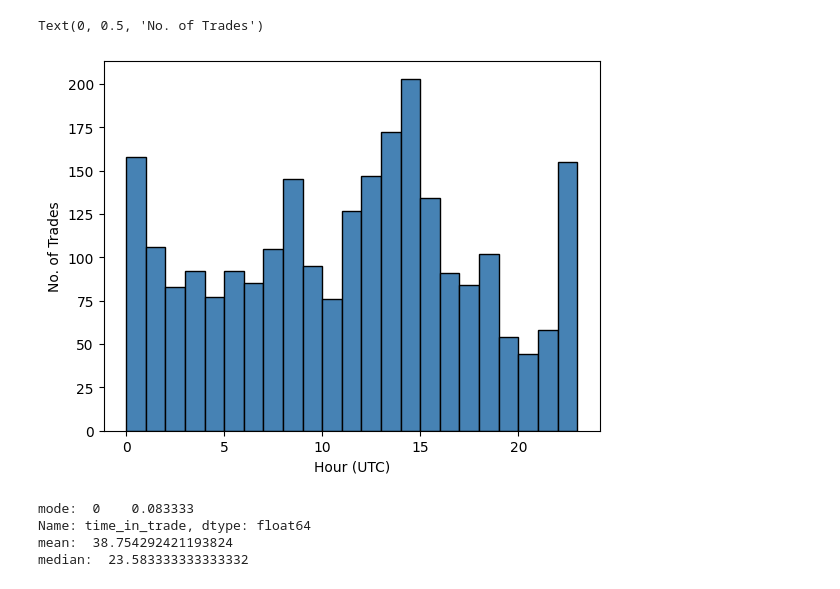
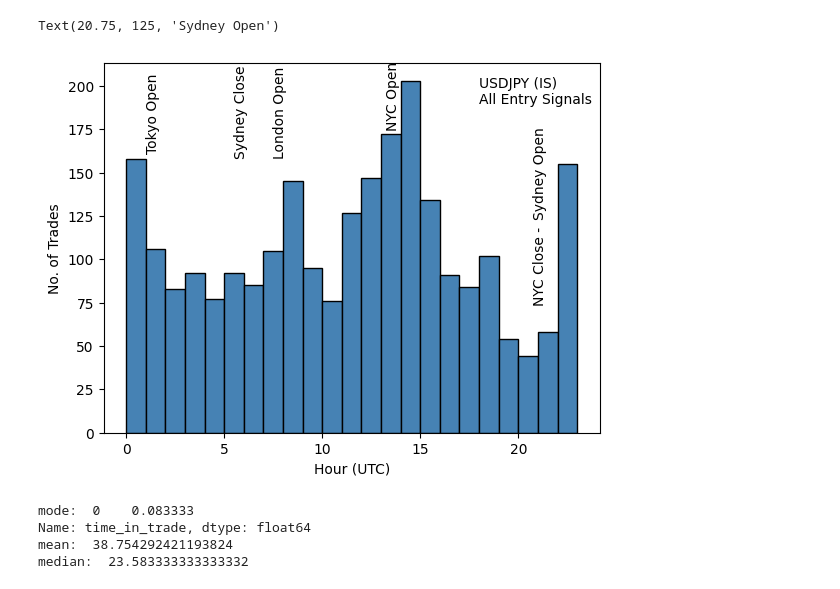
Before and after one commit to dannyboy-projects/Redemption_Trader, a Jupyter notebook: Strategy_Exploration/pipband_exploration/prelim_analysis.ipynb, the cells around one changed output. Drawn from its saved outputs; the diff is of its cells as text; code cells hidden in the pictures.

```diff
--- a/Strategy_Exploration/pipband_exploration/prelim_analysis.ipynb
+++ b/Strategy_Exploration/pipband_exploration/prelim_analysis.ipynb
@@ -10,22 +10,22 @@ df = df[df['open_time'] < '2023-05-31']
 # %%
 data = pd.to_datetime(df['open_time']).dt.hour
 bin_width = 1
 bins = np.arange(min(data), max(data) + bin_width, bin_width)
 plt.hist(pd.to_datetime(df['open_time']).dt.hour, bins = bins, color='steelblue', edgecolor = 'black')
 
 
 plt.xlabel('Hour (UTC)')
 plt.ylabel('No. of Trades')
-# plt.text(18,290,'USDJPY (IS)\nAll Entry Signals')
-# plt.text(1.15,180,'Tokyo Open', rotation = 90)
-# plt.text(5.5,180,'Sydney Close', rotation = 90)
-# plt.text(7.5,220,'London Open', rotation = 90)
-# plt.text(13.25,220,'NYC Open', rotation = 90)
-# plt.text(20.5,100,'NYC Close', rotation = 90)
-# plt.text(20.75,190,'Sydney Open', rotation = 90)
+plt.text(18,190,'USDJPY (IS)\nAll Entry Signals')
+plt.text(1,163,'Tokyo Open', rotation = 90)
+plt.text(5.5,160,'Sydney Close', rotation = 90)
+plt.text(7.5,160,'London Open', rotation = 90)
+plt.text(13.25,176,'NYC Open', rotation = 90)
+plt.text(20.75,75,'NYC Close -', rotation = 90)
+plt.text(20.75,125,'Sydney Open', rotation = 90)
 # %% [output]
-Text(0, 0.5, 'No. of Trades')
+Text(20.75, 125, 'Sydney Open')
-[figure, old version]
+[figure, new version]
 # %%
 df['time_in_trade'] = (pd.to_datetime(df['close_time']) - pd.to_datetime(df['open_time']))/pd.Timedelta(hours = 1)
 print('mode: ',df['time_in_trade'].mode())
```
Also changed, not shown: parts of 10 cells of this notebook, 12 other files.
